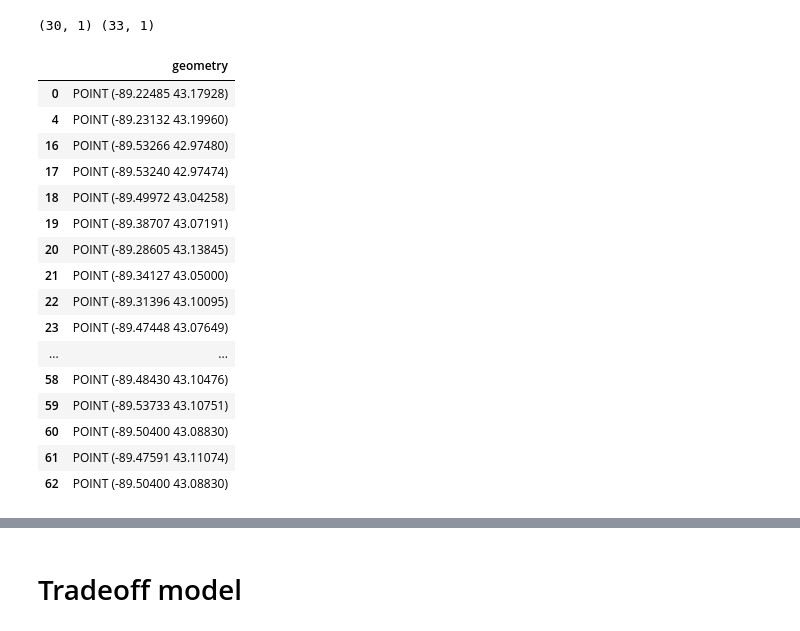
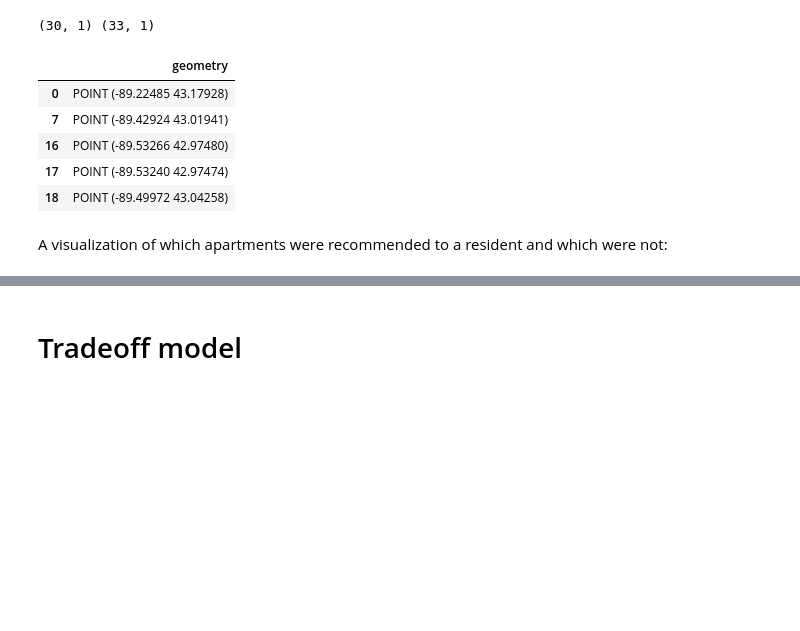
Before and after one commit to soCromp/apartment-optimization, a Jupyter notebook: apartments_1pm.ipynb, the cells around one changed output, grey strips where cells are left out. Saved outputs shown, nothing was run; the diff lists cells and outputs as text; code cells hidden in the pictures; blank space fills up the shorter version.

```diff
--- a/apartments_1pm.ipynb
+++ b/apartments_1pm.ipynb
@@ -552,25 +509,16 @@ print(assigned.shape, notassigned.shape)
 # %% [output]
 (30, 1) (33, 1)
 # %%
-assigned
+assigned.head()
 # %% [output]
 |  | geometry |
 | 0 | POINT (-89.22485 43.17928) |
-| 4 | POINT (-89.23132 43.19960) |
+| 7 | POINT (-89.42924 43.01941) |
 | 16 | POINT (-89.53266 42.97480) |
 | 17 | POINT (-89.53240 42.97474) |
 | 18 | POINT (-89.49972 43.04258) |
-| 19 | POINT (-89.38707 43.07191) |
-| 20 | POINT (-89.28605 43.13845) |
-| 21 | POINT (-89.34127 43.05000) |
-| 22 | POINT (-89.31396 43.10095) |
-| 23 | POINT (-89.47448 43.07649) |
-| ... | ... |
-| 58 | POINT (-89.48430 43.10476) |
-| 59 | POINT (-89.53733 43.10751) |
-| 60 | POINT (-89.50400 43.08830) |
-| 61 | POINT (-89.47591 43.11074) |
-| 62 | POINT (-89.50400 43.08830) |
+# %% [markdown]
+A visualization of which apartments were recommended to a resident and which were not:
 # %%
 fig, ax = plt.subplots(figsize=(15,15))
 map[(maplat < 43.25) & (maplat >42.95) & (maplon > -89.6) & (maplon < -89.1)].plot(ax=ax)
```
Also changed, not shown: parts of 65 cells of this notebook.
